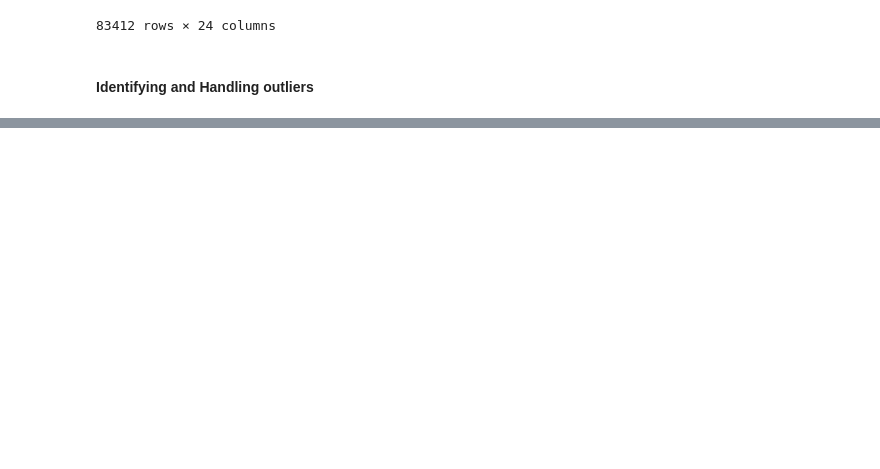
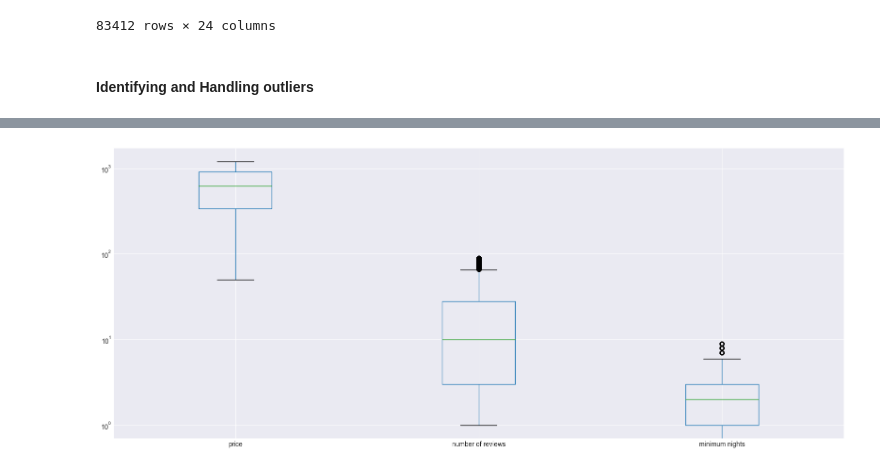
Before and after one commit to AdnanK1/air-bnb, a Jupyter notebook: index.ipynb, the cells around one changed output, grey strips where cells are left out. Saved outputs shown, nothing was run; the diff lists cells and outputs as text; code cells hidden in the pictures; blank space fills up the shorter version.

```diff
--- a/index.ipynb
+++ b/index.ipynb
@@ -257,0 +267,5 @@ TypeError: can only concatenate str (not "int") to str
+# %%
+# Calculate IQR
+columns =['price', 'number of reviews', 'minimum nights']
+print("Summary statistics before removing outliers:")
+print(df[columns].describe())
@@ -257,0 +283,11 @@ TypeError: can only concatenate str (not "int") to str
+# %%
+# IQR For each colunms.
+Q1 = df[columns].quantile(0.25)
+Q3 = df[columns].quantile(0.75)
+IQR = Q3 - Q1
+
+# Removing outliers from each column
+df= df[~((df[columns] < (Q1 - 1.5 * IQR)) | (df[columns] > (Q3 + 1.5 * IQR))).any(axis=1)]
+
+print("\nSummary statistics after removing outliers:")
+print(df[columns].describe())
@@ -257,0 +305,7 @@ TypeError: can only concatenate str (not "int") to str
+# %%
+# visualize
+df[columns].boxplot(figsize=(20, 8))
+plt.yscale('log')
+plt.show()
+# %% [output]
+[figure, added]
```
Also changed, not shown: parts of 25 cells of this notebook.
